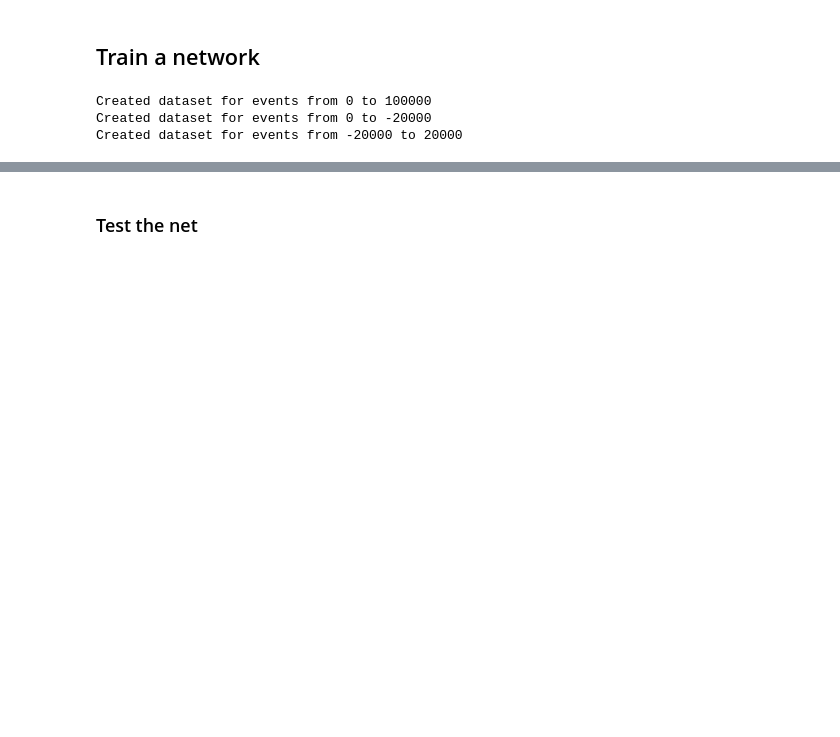
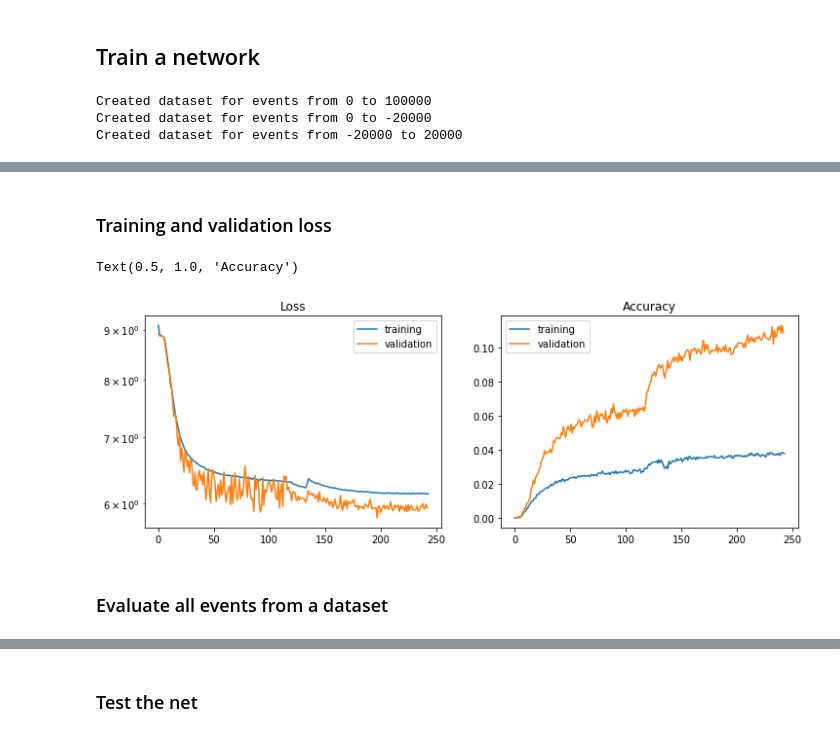
Before and after one commit to jerenner/emsim, a Jupyter notebook: emsim.ipynb, the cells around one changed output, grey strips where cells are left out. Drawn from its saved outputs; the diff is of its cells as text; code cells hidden in the pictures; blank space fills up the shorter version.

```diff
--- a/emsim.ipynb
+++ b/emsim.ipynb
@@ -238,3 +238,31 @@ Train Epoch: 134 [71000/80000 (89%)]    Loss: 6.206357   score_max: 11.988903
 KeyboardInterrupt:
 # %%
 torch.save(model.state_dict(), "{}/model_80cells_noise_100k_{}.pt".format(modeldir,epoch))
+# %% [markdown]
+### Training and validation loss
+# %%
+# Plot the training and validation losses.
+tloss = np.loadtxt("train.txt")
+vloss = np.loadtxt("val.txt")
+
+fig = plt.figure()
+fig.set_figheight(4.0)
+fig.set_figwidth(12.0)
+
+ax1 = fig.add_subplot(121);
+plt.plot(tloss[:,0],tloss[:,1],label='training')
+plt.plot(vloss[:,0],vloss[:,1],label='validation')
+plt.legend()
+plt.title("Loss")
+plt.yscale('log')
+
+ax2 = fig.add_subplot(122);
+plt.plot(tloss[:,0],tloss[:,2],label='training')
+plt.plot(vloss[:,0],vloss[:,2],label='validation')
+plt.legend()
+plt.title("Accuracy")
+# %% [output]
+Text(0.5, 1.0, 'Accuracy')
+[figure, added]
+# %% [markdown]
+### Evaluate all events from a dataset
```
Also changed, not shown: parts of 9 cells of this notebook.
